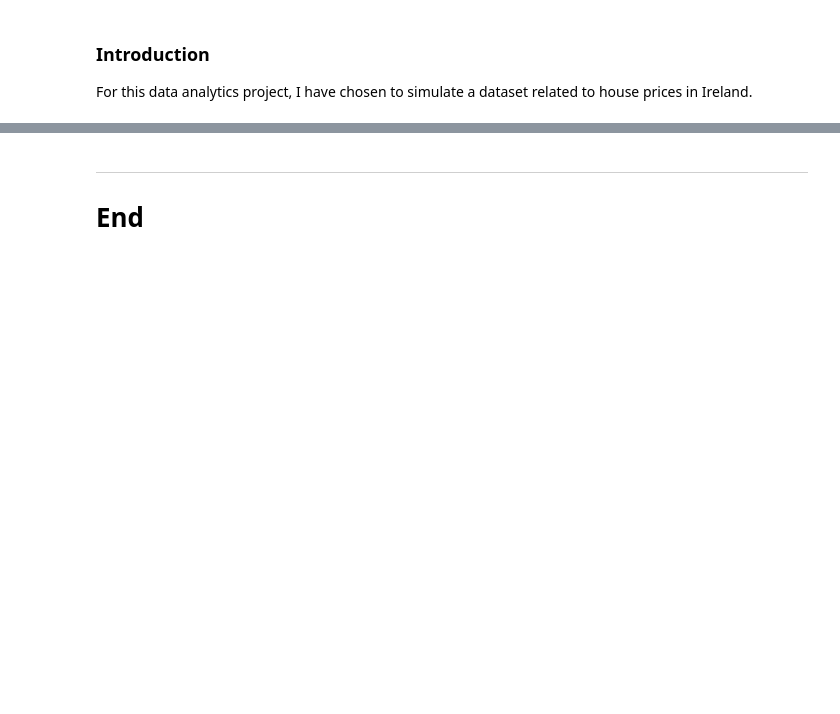
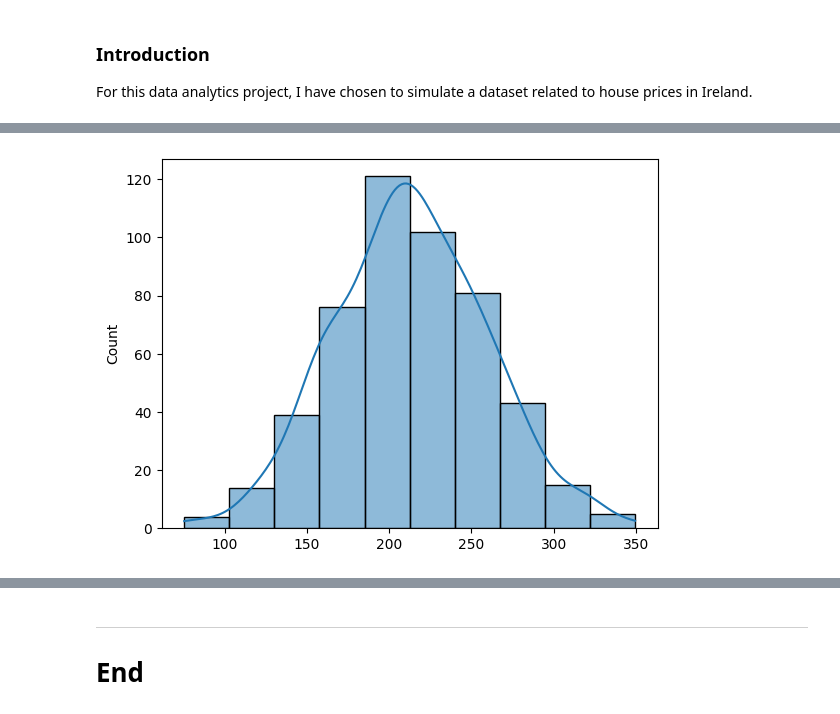
Before and after one commit to damienfarrell/prog-data-p1, a Jupyter notebook: Project_1.ipynb, the cells around one changed output, grey strips where cells are left out. Cells and saved outputs as stored; diff of their text form; code cells hidden in the pictures; blank space fills up the shorter version.

```diff
--- a/Project_1.ipynb
+++ b/Project_1.ipynb
@@ -69,0 +63,9 @@ Introduce a relationship between geographic location and house price. Certain ge
+# %%
+mean_house_size_m2 = 216
+std_dev_house_size_m2 = 50
+
+house_size = np.random.normal(mean_house_size_m2, std_dev_house_size_m2, num_samples)
+
+sns.histplot(house_size, kde=True, bins=10);
+# %% [output]
+[figure, added]
```
Also changed, not shown: parts of 14 cells of this notebook.
